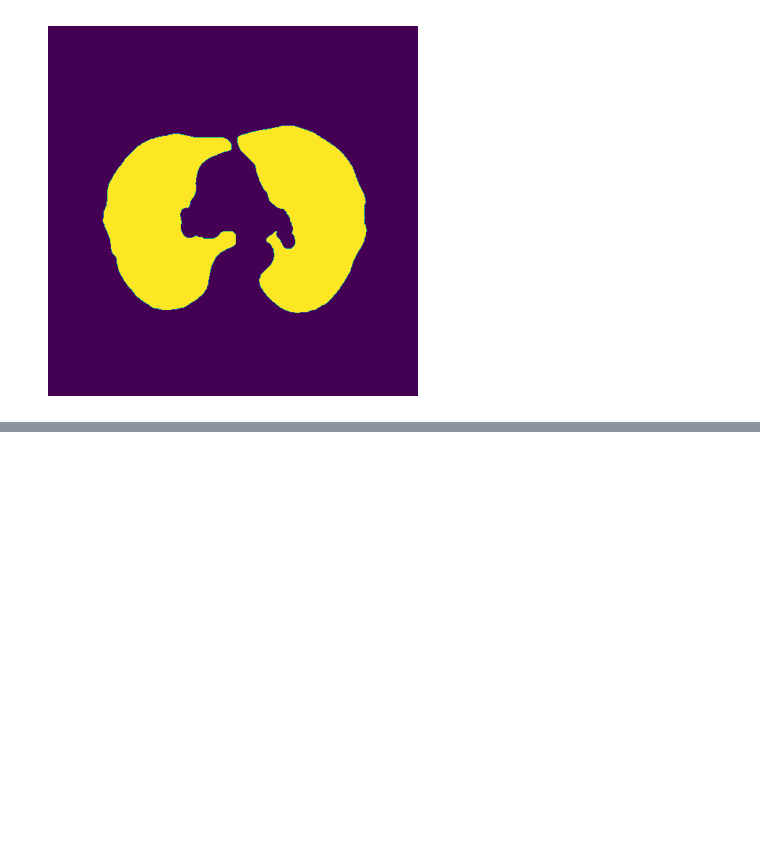
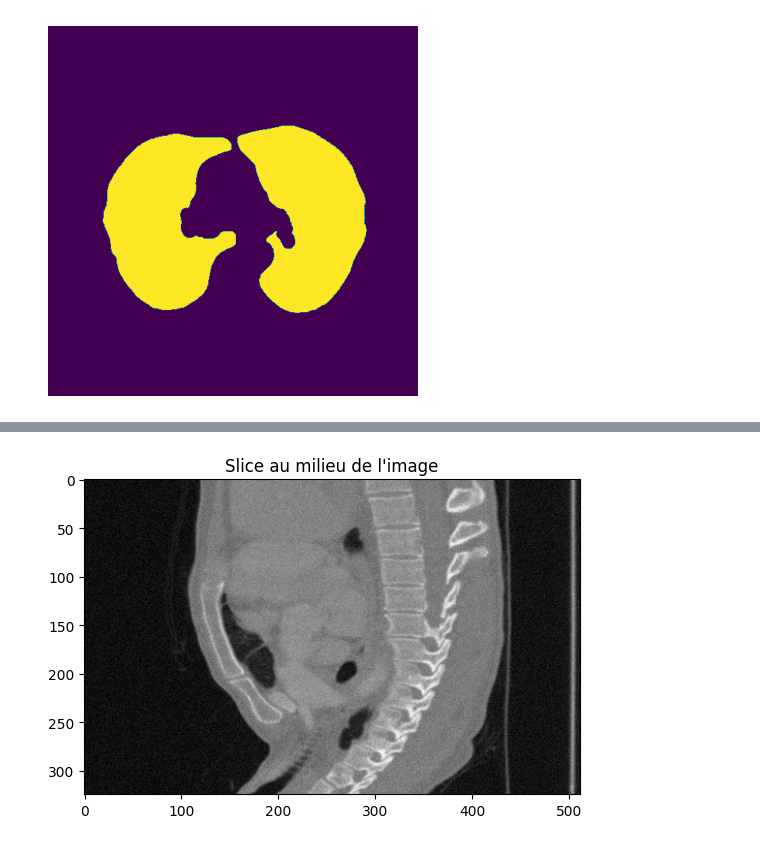
Before and after one commit to aghilas-smail/Aghilas_org, a Jupyter notebook: 8. Segmentation IM/Image.ipynb, the cells around one changed output, grey strips where cells are left out. Drawn from its saved outputs; the diff is of its cells as text; code cells hidden in the pictures; blank space fills up the shorter version.

Commit message:
Affichage d'un fichier .nii done avec la librairie nibable

```diff
--- a/8. Segmentation IM/Image.ipynb
+++ b/8. Segmentation IM/Image.ipynb
@@ -30,0 +45,17 @@ plt.show()
+# %%
+import nibabel as nib
+import matplotlib.pyplot as plt
+
+# Charger le fichier NIfTI
+nifti_file_path = "./archive/3d_images/IMG_0002.nii"
+img = nib.load(nifti_file_path)
+
+# Accéder aux données de l'image (tableau NumPy)
+data = img.get_fdata()
+
+# Afficher une coupe transversale (slice) de l'image
+plt.imshow(data[:, :, data.shape[2] // 2], cmap='gray')
+plt.title('Slice au milieu de l\'image')
+plt.show()
+# %% [output]
+[figure, added]
```
Also changed, not shown: parts of 3 cells of this notebook.
